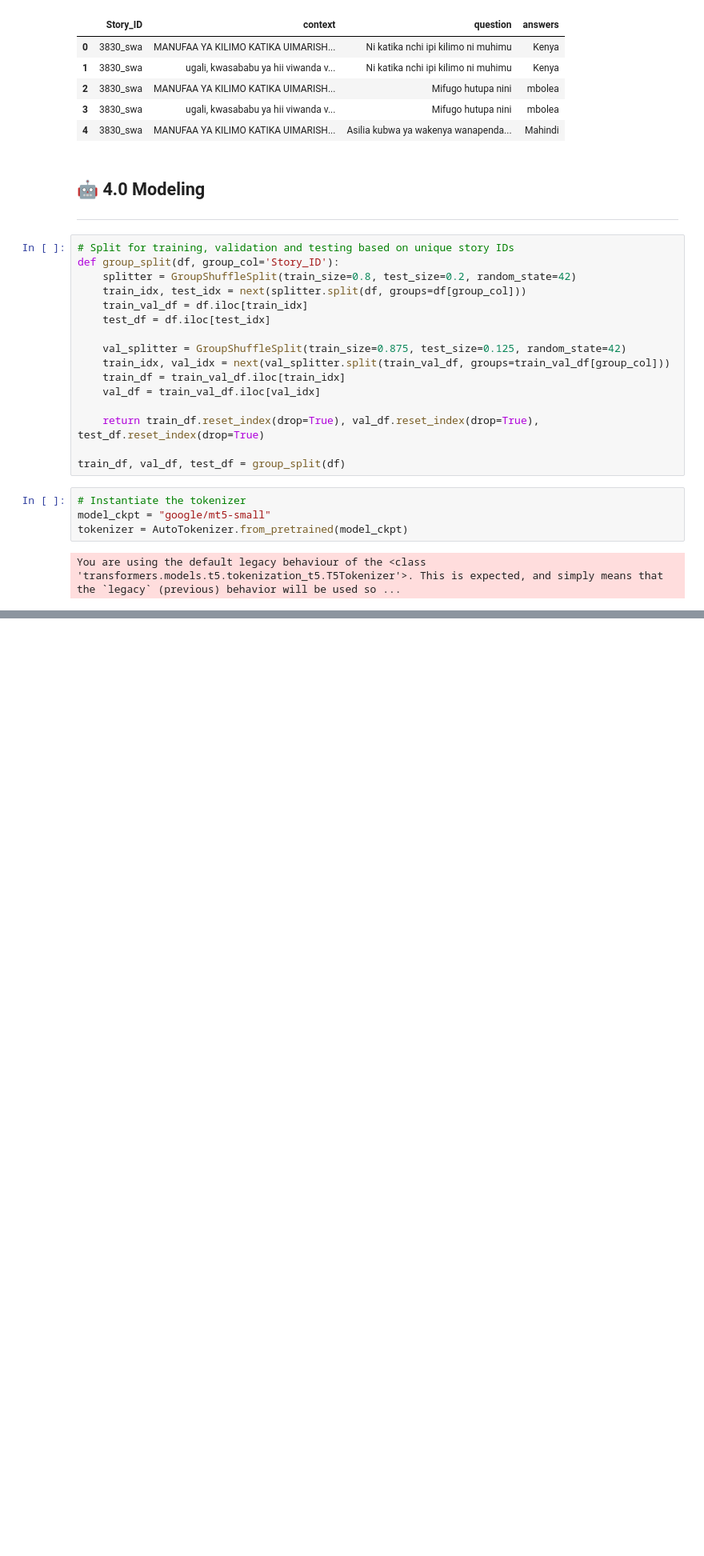
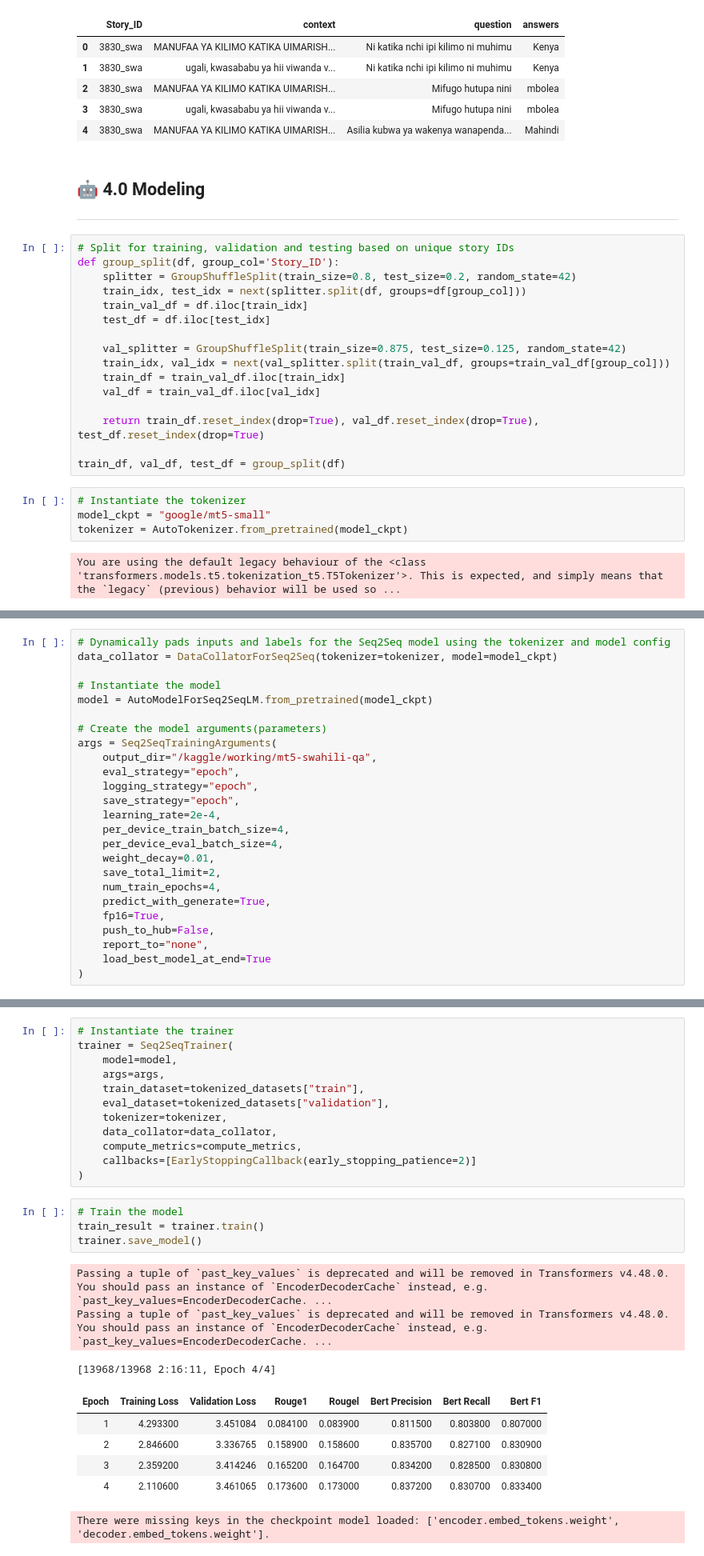
Before and after one commit to Patoh254code/Swahili_QA_system, a Jupyter notebook: index.ipynb, the cells around one changed output, grey strips where cells are left out. Shown at 80% size. Drawn from its saved outputs; the diff is of its cells as text; blank space fills up the shorter version.

Commit message:
add modelling

```diff
--- a/index.ipynb
+++ b/index.ipynb
@@ -544,0 +579,25 @@ You are using the default legacy behaviour of the <class 'transformers.models.t5
+# %%
+# Dynamically pads inputs and labels for the Seq2Seq model using the tokenizer and model config
+data_collator = DataCollatorForSeq2Seq(tokenizer=tokenizer, model=model_ckpt)
+
+# Instantiate the model
+model = AutoModelForSeq2SeqLM.from_pretrained(model_ckpt)
+
+# Create the model arguments(parameters)
+args = Seq2SeqTrainingArguments(
+    output_dir="/kaggle/working/mt5-swahili-qa",
+    eval_strategy="epoch",
+    logging_strategy="epoch",
+    save_strategy="epoch",
+    learning_rate=2e-4,
+    per_device_train_batch_size=4,
+    per_device_eval_batch_size=4,
+    weight_decay=0.01,
+    save_total_limit=2,
+    num_train_epochs=4,
+    predict_with_generate=True,
+    fp16=True,
+    push_to_hub=False,
+    report_to="none",
+    load_best_model_at_end=True
+)
@@ -544,0 +637,26 @@ You are using the default legacy behaviour of the <class 'transformers.models.t5
+# %%
+# Instantiate the trainer
+trainer = Seq2SeqTrainer(
+    model=model,
+    args=args,
+    train_dataset=tokenized_datasets["train"],
+    eval_dataset=tokenized_datasets["validation"],
+    tokenizer=tokenizer,
+    data_collator=data_collator,
+    compute_metrics=compute_metrics,
+    callbacks=[EarlyStoppingCallback(early_stopping_patience=2)]
+)
+# %%
+# Train the model
+train_result = trainer.train()
+trainer.save_model()
+# %% [output]
+Passing a tuple of `past_key_values` is deprecated and will be removed in Transformers v4.48.0. You should pass an instance of `EncoderDecoderCache` instead, e.g. `past_key_values=EncoderDecoderCache. ...
+Passing a tuple of `past_key_values` is deprecated and will be removed in Transformers v4.48.0. You should pass an instance of `EncoderDecoderCache` instead, e.g. `past_key_values=EncoderDecoderCache. ...
+[13968/13968 2:16:11, Epoch 4/4]
+| Epoch | Training Loss | Validation Loss | Rouge1 | Rougel | Bert Precision | Bert Recall | Bert F1 |
+| 1 | 4.293300 | 3.451084 | 0.084100 | 0.083900 | 0.811500 | 0.803800 | 0.807000 |
+| 2 | 2.846600 | 3.336765 | 0.158900 | 0.158600 | 0.835700 | 0.827100 | 0.830900 |
+| 3 | 2.359200 | 3.414246 | 0.165200 | 0.164700 | 0.834200 | 0.828500 | 0.830800 |
+| 4 | 2.110600 | 3.461065 | 0.173600 | 0.173000 | 0.837200 | 0.830700 | 0.833400 |
+There were missing keys in the checkpoint model loaded: ['encoder.embed_tokens.weight', 'decoder.embed_tokens.weight'].
```
Also changed, not shown: parts of 3 cells of this notebook.
